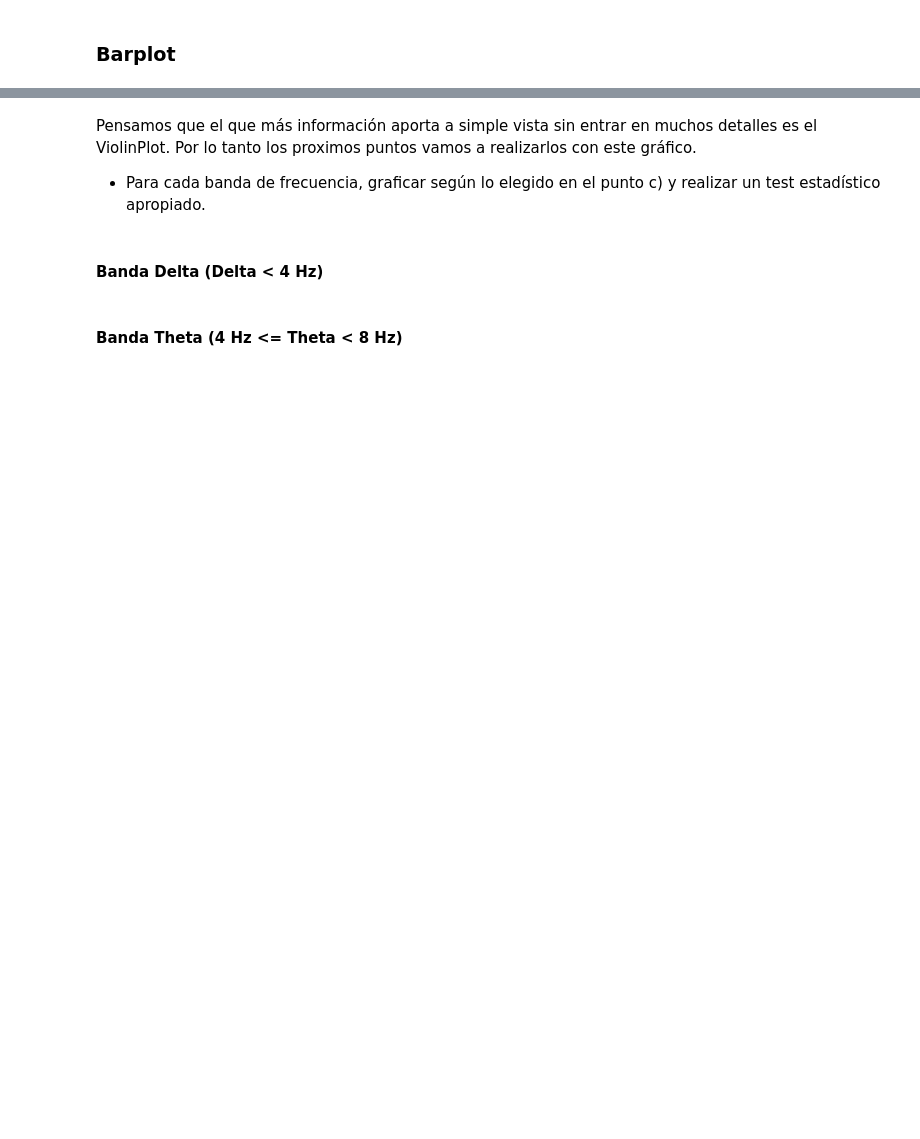
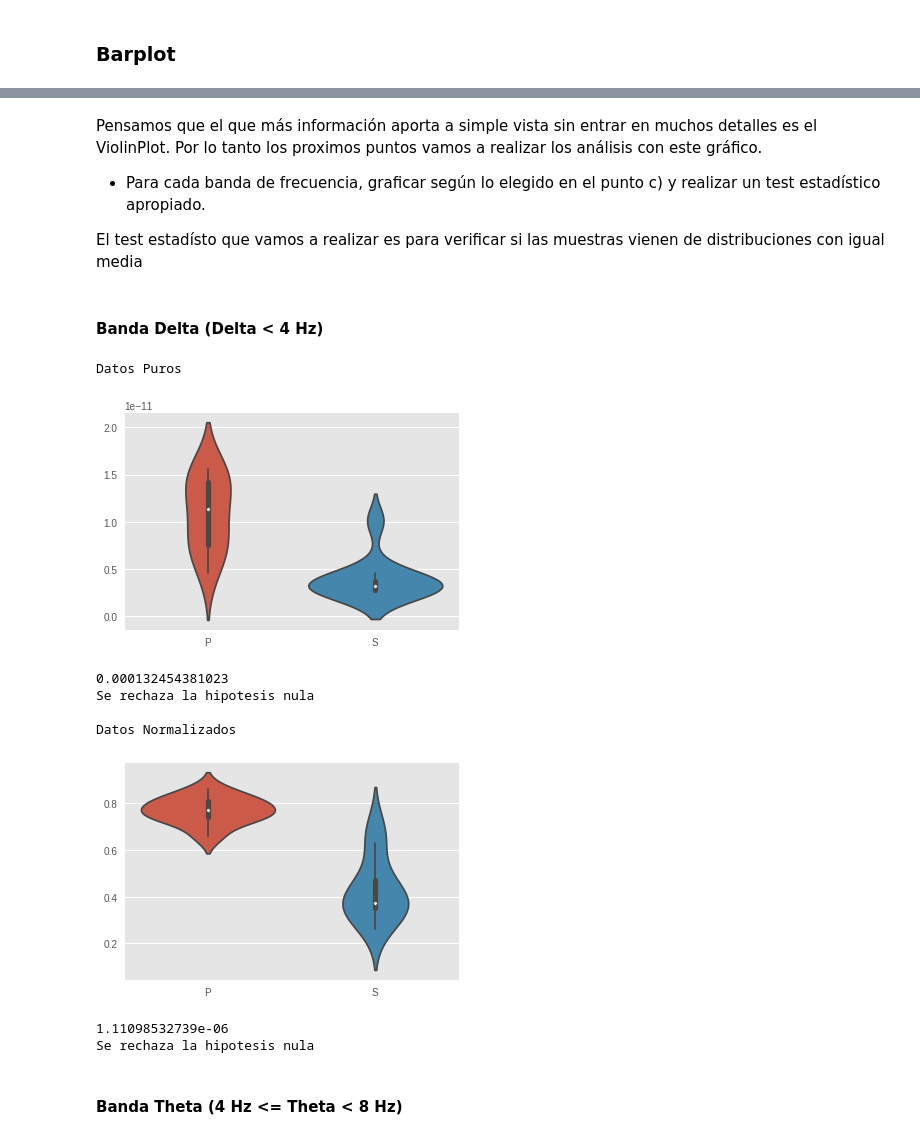
Before and after one commit to MascittiJA/CienciaDatos, a Jupyter notebook: TP2/TP2Entrega.ipynb, the cells around one changed output, grey strips where cells are left out. Saved outputs shown, nothing was run; the diff lists cells and outputs as text; code cells hidden in the pictures; blank space fills up the shorter version.

Commit message:
Faltan lo de información

```diff
--- a/TP2/TP2Entrega.ipynb
+++ b/TP2/TP2Entrega.ipynb
@@ -182,7 +250,7 @@ def calculate_power_mean(welchs_by_elect_and_epoch, frequency_range):
 for t in ['P','S']:
     for i in range(1,11):
         try:
-            data_file = path.join('../../../../data/',t) + "%02d" % (i) + '.mat'
+            data_file = path.join('./data/',t) + "%02d" % (i) + '.mat'
             welch_file = 'welch_' + t + "%02d" % (i) + '.dmp'
             print(data_file)
             print(welch_file)
@@ -284,7 +417,9 @@ sns.plt.show()
 # %% [markdown]
-Pensamos que el que más información aporta a simple vista sin entrar en muchos detalles es el ViolinPlot. Por lo tanto los proximos puntos vamos a realizarlos con este gráfico.
+Pensamos que el que más información aporta a simple vista sin entrar en muchos detalles es el ViolinPlot. Por lo tanto los proximos puntos vamos a realizar los análisis con este gráfico.
 
 - Para cada banda de frecuencia, graficar según lo elegido en el punto c) y realizar un test estadístico apropiado.
+
+El test estadísto que vamos a realizar es para verificar si las muestras vienen de distribuciones con igual media
 # %%
 def plot_violin(df):
     ax = sns.violinplot(data=df)
@@ -292,8 +427,13 @@ def plot_violin(df):
     sns.plt.show()
 
 def test_same_mean(data1, data2):
-    t, p_value = sp.stats.ttest_rel(data1, data2)
+    t, p_value = sp.stats.ttest_ind(data1, data2)
     print(p_value)
     return "No hay evidencia suficiente para rechazar la hipotesis nula" if (p_value > 0.05) else "Se rechaza la hipotesis nula"
+
+def plot_and_test(banda):
+    df = pd.DataFrame(banda, columns=list('PS'))
+    plot_violin(df)
+    print(test_same_mean(df['P'], df['S']))
 # %% [markdown]
 #### Banda Delta (Delta < 4 Hz)
@@ -310,2 +440,20 @@ print(test_same_mean(df['P'], df['S']))
+# %%
+print("Datos Puros")
+plot_and_test(delta)
+
+print("")
+
+print("Datos Normalizados")
+plot_and_test(delta_norm)
+# %% [output]
+Datos Puros
+[figure, added]
+0.000132454381023
+Se rechaza la hipotesis nula
+
+Datos Normalizados
+[figure, added]
+1.11098532739e-06
+Se rechaza la hipotesis nula
 # %% [markdown]
 #### Banda Theta (4 Hz <= Theta < 8 Hz)
```
Also changed, not shown: parts of 37 cells of this notebook.
